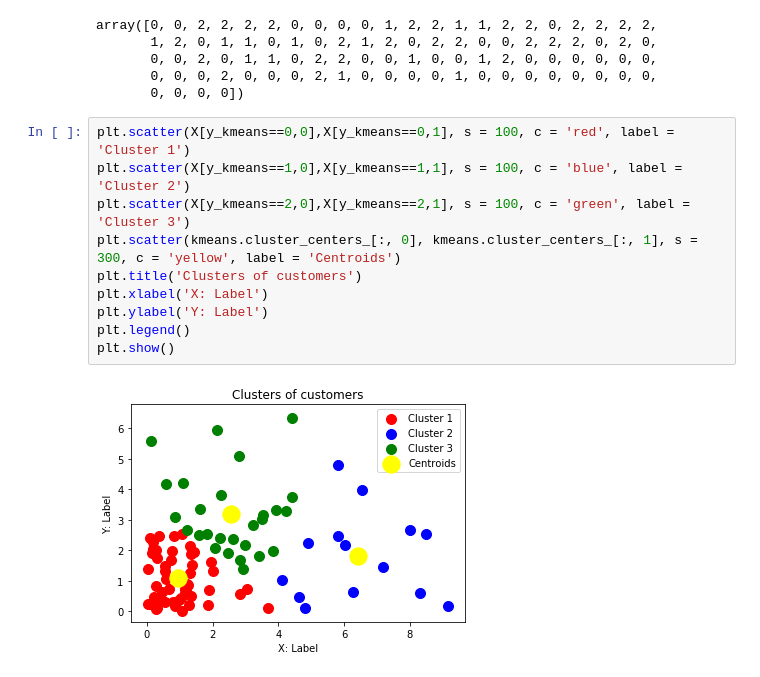
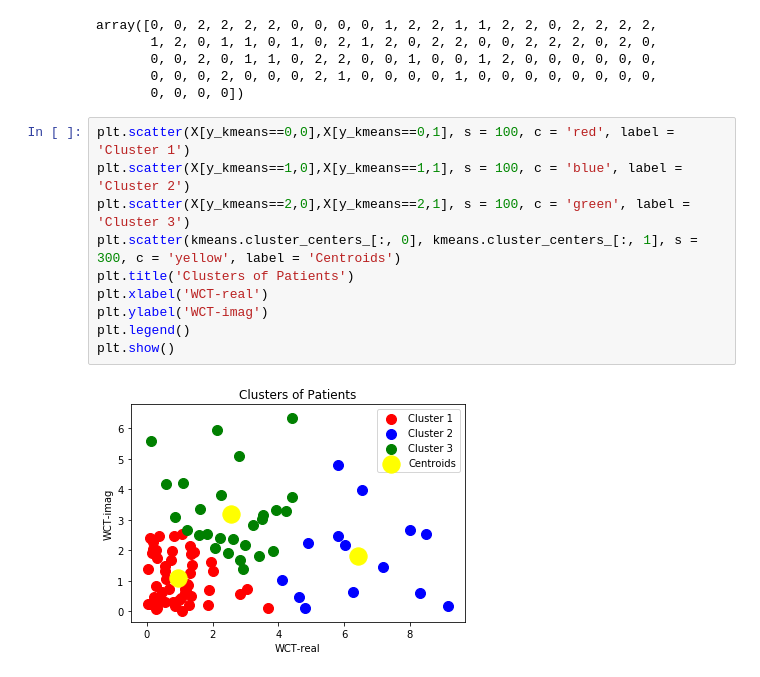
Before and after one commit to PrasannaMP297/WCT_ECGdb, a Jupyter notebook: t-SNE and K-Means Clustering.ipynb, the cells around one changed output. Drawn from its saved outputs; the diff is of its cells as text.

```diff
--- a/t-SNE and K-Means Clustering.ipynb
+++ b/t-SNE and K-Means Clustering.ipynb
@@ -168,12 +184,12 @@ array([0, 0, 2, 2, 2, 2, 0, 0, 0, 0, 1, 2, 2, 1, 1, 2, 2, 0, 2, 2, 2, 2,
 # %%
 plt.scatter(X[y_kmeans==0,0],X[y_kmeans==0,1], s = 100, c = 'red', label = 'Cluster 1')
 plt.scatter(X[y_kmeans==1,0],X[y_kmeans==1,1], s = 100, c = 'blue', label = 'Cluster 2')
 plt.scatter(X[y_kmeans==2,0],X[y_kmeans==2,1], s = 100, c = 'green', label = 'Cluster 3')
 plt.scatter(kmeans.cluster_centers_[:, 0], kmeans.cluster_centers_[:, 1], s = 300, c = 'yellow', label = 'Centroids')
-plt.title('Clusters of customers')
-plt.xlabel('X: Label')
-plt.ylabel('Y: Label')
+plt.title('Clusters of Patients')
+plt.xlabel('WCT-real')
+plt.ylabel('WCT-imag')
 plt.legend()
 plt.show()
 # %% [output]
-[figure, old version]
+[figure, new version]
```
Also changed, not shown: parts of 2 cells of this notebook.
